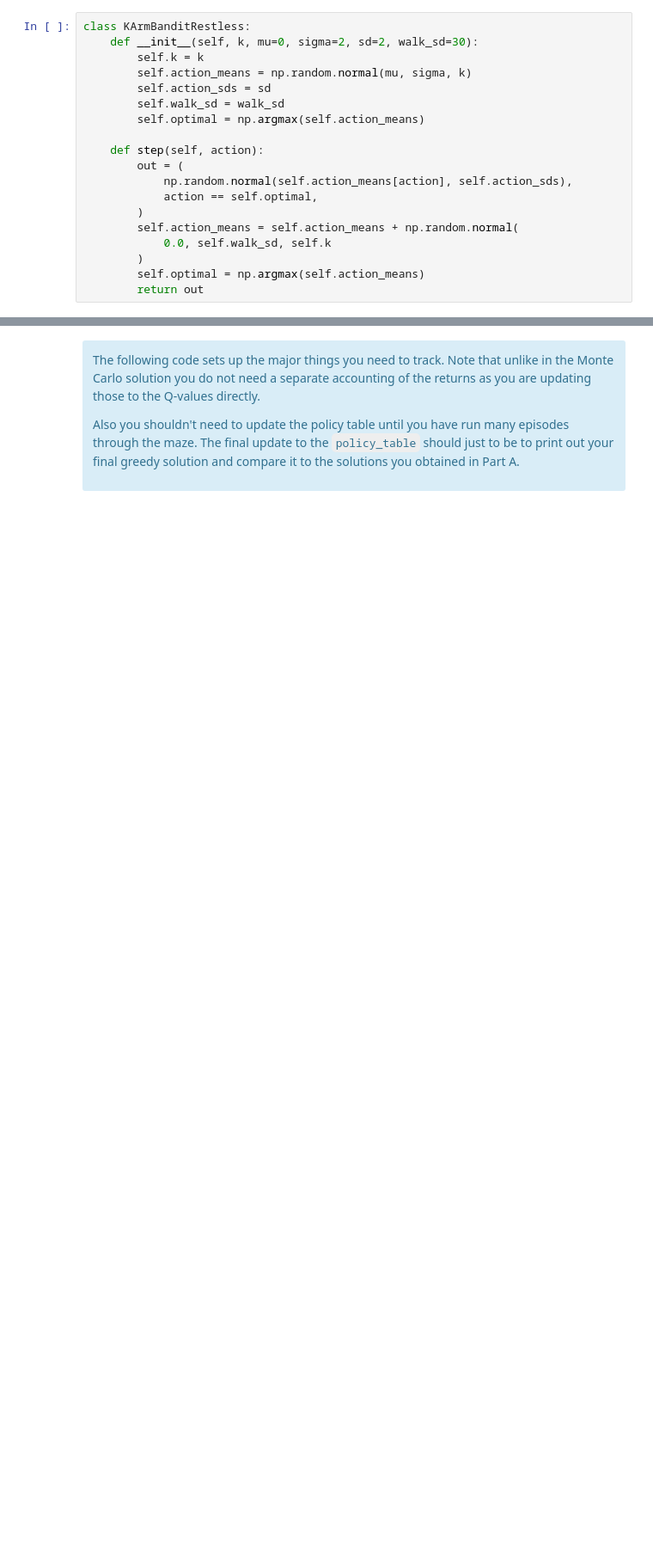
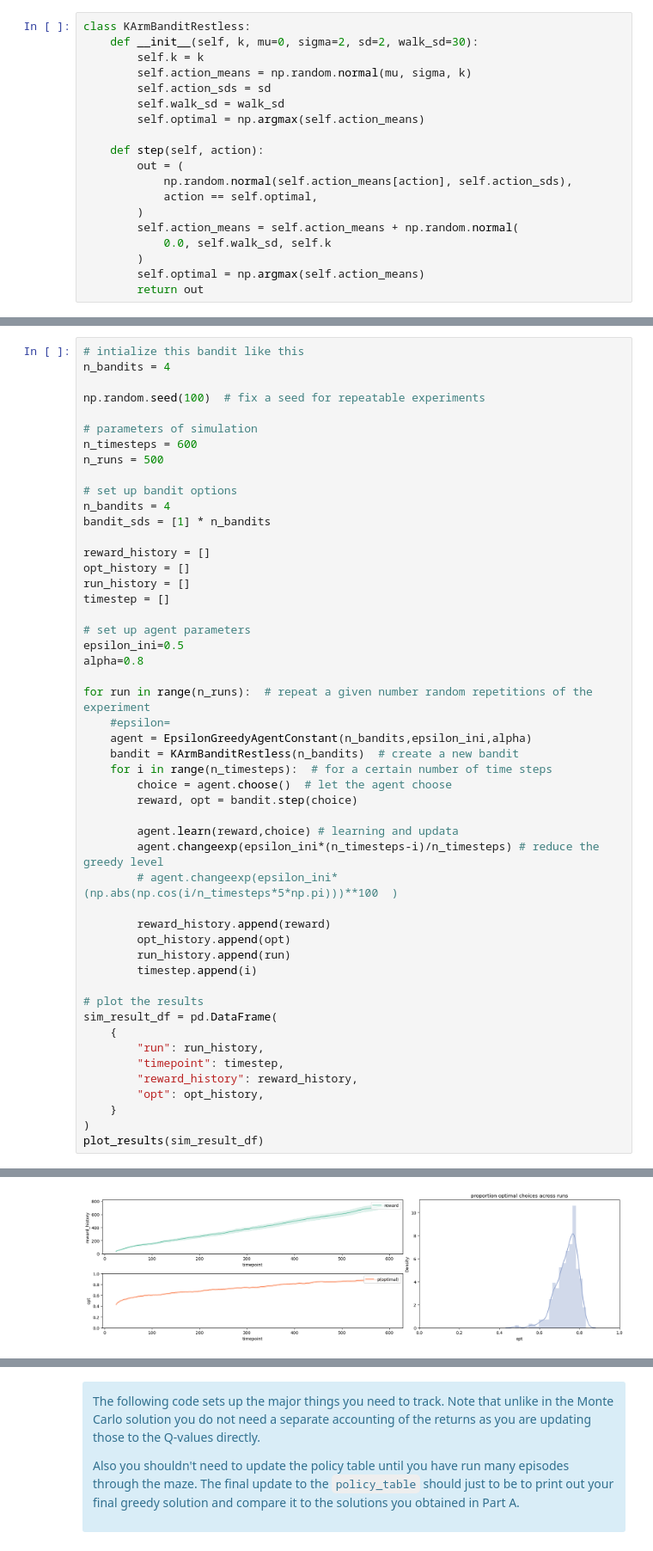
Before and after one commit to xz4535/1016, a Jupyter notebook: homeworks/homework-RL/Homework-RL-B.ipynb, the cells around one changed output, grey strips where cells are left out. Shown at 86% size. Cells and saved outputs as stored; diff of their text form; blank space fills up the shorter version.

```diff
--- a/homeworks/homework-RL/Homework-RL-B.ipynb
+++ b/homeworks/homework-RL/Homework-RL-B.ipynb
@@ -419,0 +548,51 @@ bandit = KArmBanditRestless(n_bandits)
+# %%
+# intialize this bandit like this
+n_bandits = 4
+
+np.random.seed(100)  # fix a seed for repeatable experiments
+
+# parameters of simulation
+n_timesteps = 600
+n_runs = 500
+
+# set up bandit options
+n_bandits = 4
+bandit_sds = [1] * n_bandits
+
+reward_history = []
+opt_history = []
+run_history = []
+timestep = []
+
+# set up agent parameters
+epsilon_ini=0.5
+alpha=0.8
+
+for run in range(n_runs):  # repeat a given number random repetitions of the experiment
+    #epsilon=
+    agent = EpsilonGreedyAgentConstant(n_bandits,epsilon_ini,alpha)
+    bandit = KArmBanditRestless(n_bandits)  # create a new bandit
+    for i in range(n_timesteps):  # for a certain number of time steps
+        choice = agent.choose()  # let the agent choose
+        reward, opt = bandit.step(choice)
+
+        agent.learn(reward,choice) # learning and updata
+        agent.changeexp(epsilon_ini*(n_timesteps-i)/n_timesteps) # reduce the greedy level
+        # agent.changeexp(epsilon_ini*(np.abs(np.cos(i/n_timesteps*5*np.pi)))**100  )
+
+        reward_history.append(reward)
+        opt_history.append(opt)
+        run_history.append(run)
+        timestep.append(i)
+
+# plot the results
+sim_result_df = pd.DataFrame(
+    {
+        "run": run_history,
+        "timepoint": timestep,
+        "reward_history": reward_history,
+        "opt": opt_history,
+    }
+)
+plot_results(sim_result_df)
+# %% [output]
@@ -420,3 +608,4 @@ bandit = KArmBanditRestless(n_bandits)
+[figure, added]
 # %% [markdown]
 The random agent perform as bas as we expected.
 
```
Also changed, not shown: parts of 18 cells of this notebook.
